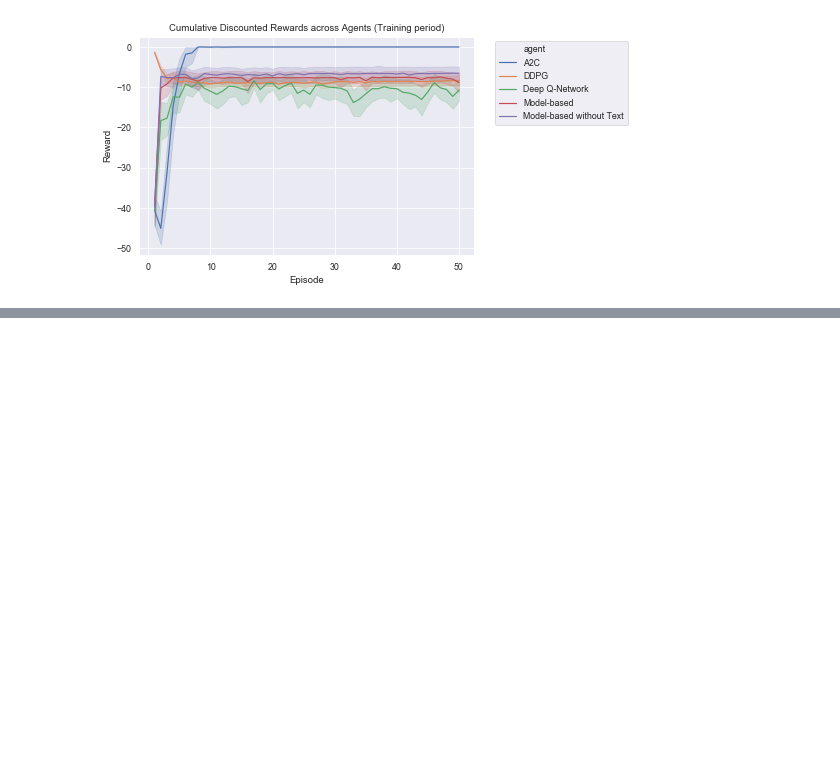
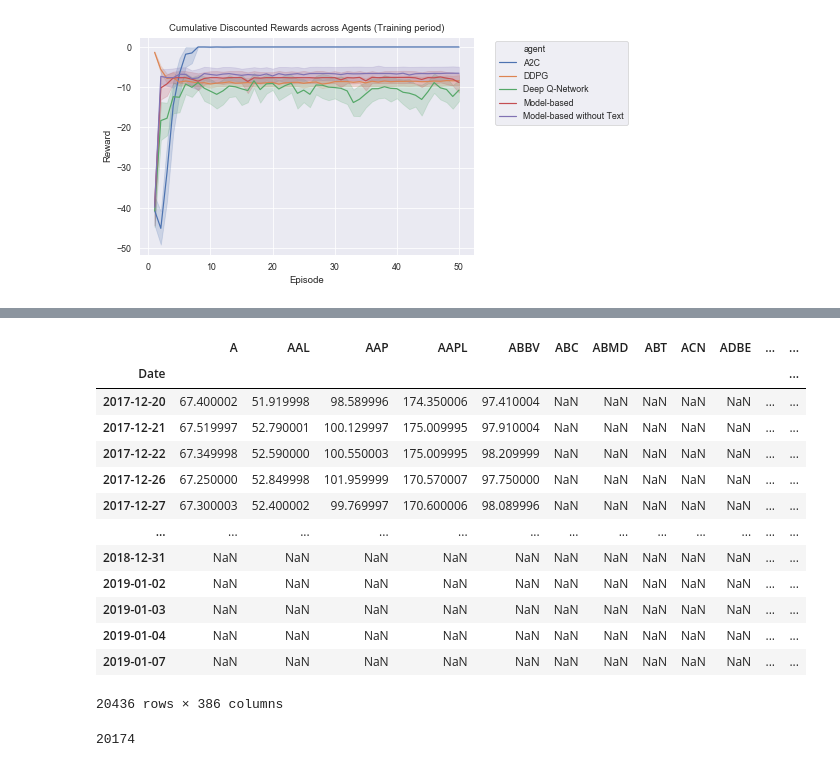
Before and after one commit to AaruranLog/rl-trading, a Jupyter notebook: data-study.ipynb, the cells around one changed output, grey strips where cells are left out. Drawn from its saved outputs; the diff is of its cells as text; code cells hidden in the pictures; blank space fills up the shorter version.

```diff
--- a/data-study.ipynb
+++ b/data-study.ipynb
@@ -313,0 +362,21 @@ fig.savefig('samplefigure.svg', bbox_extra_artists=(lgd,), bbox_inches='tight')
+# %%
+prices
+# %% [output]
+|  | A | AAL | AAP | AAPL | ABBV | ABC | ABMD | ABT | ACN | ADBE | ... | ... |
+| Date |  |  |  |  |  |  |  |  |  |  |  | ... |
+| 2017-12-20 | 67.400002 | 51.919998 | 98.589996 | 174.350006 | 97.410004 | NaN | NaN | NaN | NaN | NaN | ... | ... |
+| 2017-12-21 | 67.519997 | 52.790001 | 100.129997 | 175.009995 | 97.910004 | NaN | NaN | NaN | NaN | NaN | ... | ... |
+| 2017-12-22 | 67.349998 | 52.590000 | 100.550003 | 175.009995 | 98.209999 | NaN | NaN | NaN | NaN | NaN | ... | ... |
+| 2017-12-26 | 67.250000 | 52.849998 | 101.959999 | 170.570007 | 97.750000 | NaN | NaN | NaN | NaN | NaN | ... | ... |
+| 2017-12-27 | 67.300003 | 52.400002 | 99.769997 | 170.600006 | 98.089996 | NaN | NaN | NaN | NaN | NaN | ... | ... |
+| ... | ... | ... | ... | ... | ... | ... | ... | ... | ... | ... | ... | ... |
+| 2018-12-31 | NaN | NaN | NaN | NaN | NaN | NaN | NaN | NaN | NaN | NaN | ... | ... |
+| 2019-01-02 | NaN | NaN | NaN | NaN | NaN | NaN | NaN | NaN | NaN | NaN | ... | ... |
+| 2019-01-03 | NaN | NaN | NaN | NaN | NaN | NaN | NaN | NaN | NaN | NaN | ... | ... |
+| 2019-01-04 | NaN | NaN | NaN | NaN | NaN | NaN | NaN | NaN | NaN | NaN | ... | ... |
+| 2019-01-07 | NaN | NaN | NaN | NaN | NaN | NaN | NaN | NaN | NaN | NaN | ... | ... |
+20436 rows × 386 columns
+# %%
+prices['A'].isna().sum()
+# %% [output]
+20174
```
Also changed, not shown: parts of 10 cells of this notebook, 6 other files.
